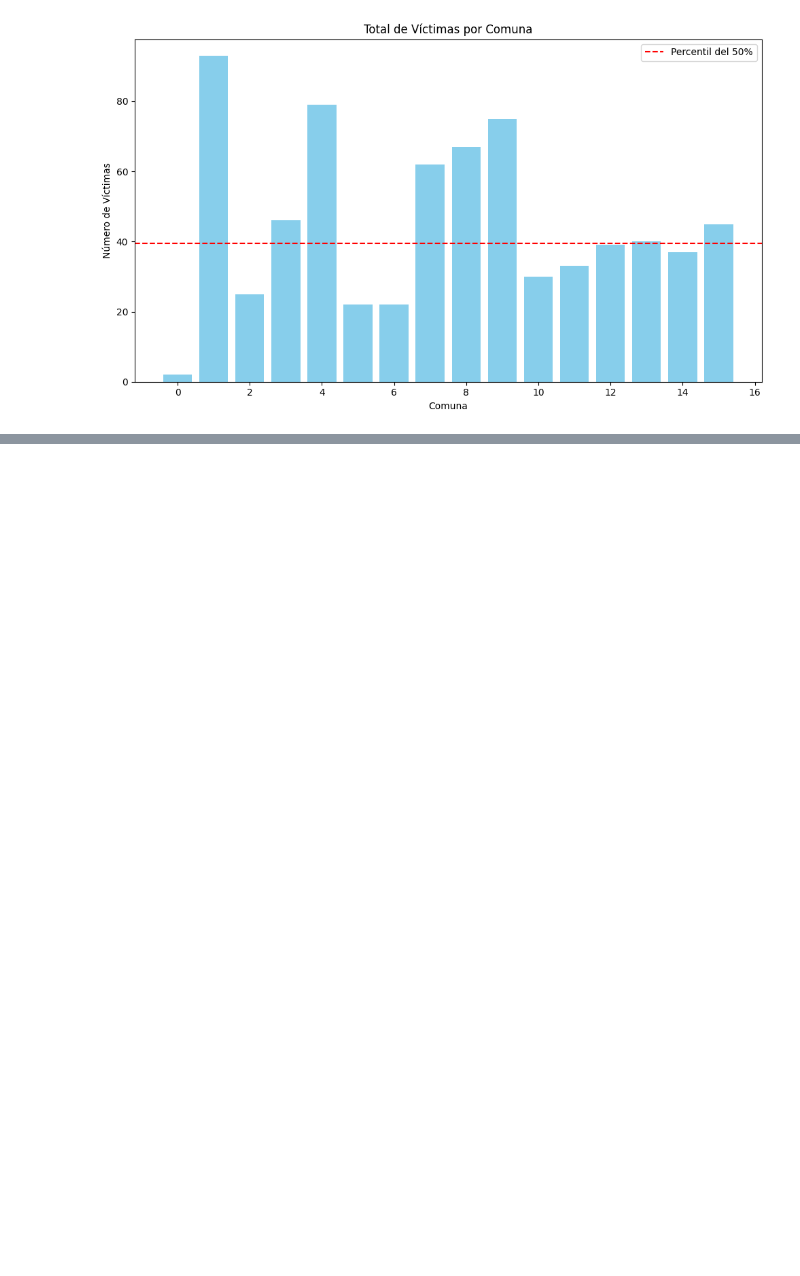
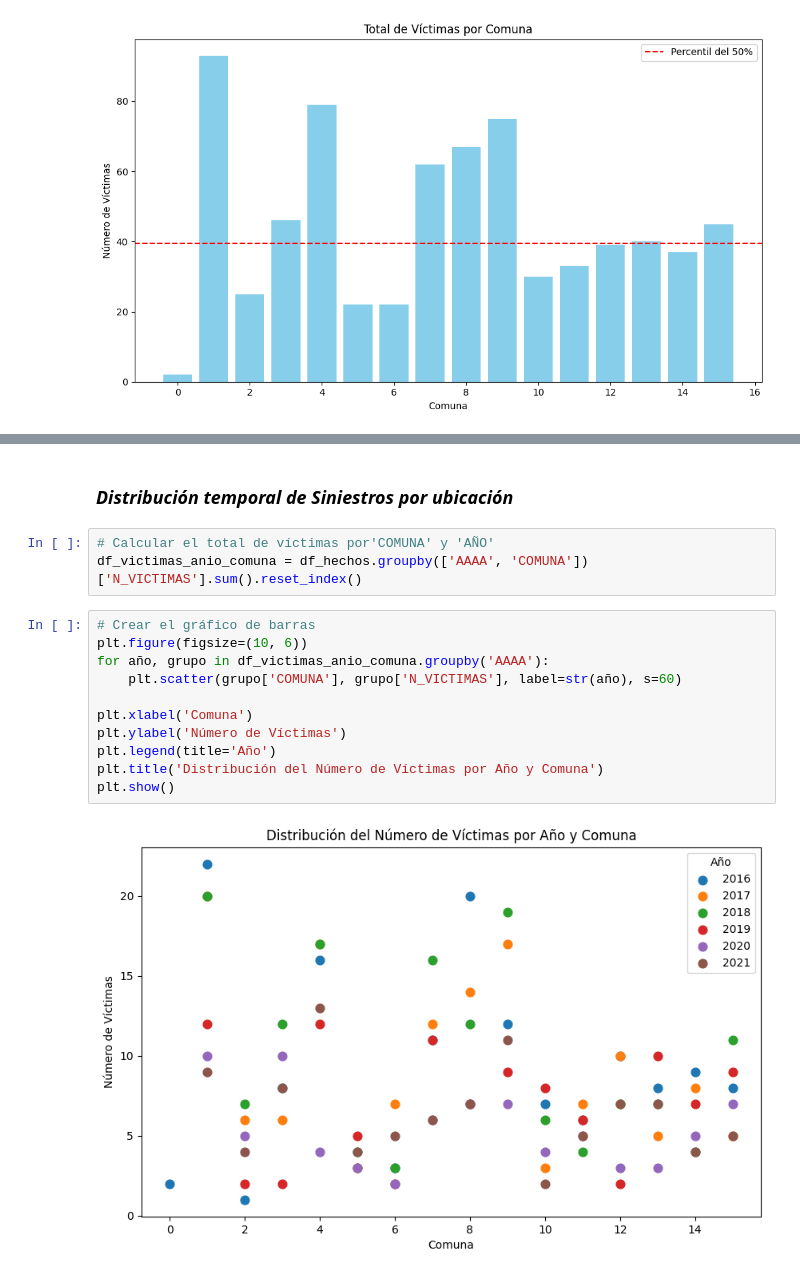
Before and after one commit to ronniefuertes/SiniestrosViales_BuenosAires_Analisis, a Jupyter notebook: eda.ipynb, the cells around one changed output, grey strips where cells are left out. Saved outputs shown, nothing was run; the diff lists cells and outputs as text; blank space fills up the shorter version.

```diff
--- a/eda.ipynb
+++ b/eda.ipynb
@@ -433,0 +493,18 @@ plt.show()
+# %% [markdown]
+### *Distribución temporal de Siniestros por ubicación*
+# %%
+# Calcular el total de víctimas por'COMUNA' y 'AÑO'
+df_victimas_anio_comuna = df_hechos.groupby(['AAAA', 'COMUNA'])['N_VICTIMAS'].sum().reset_index()
+# %%
+# Crear el gráfico de barras
+plt.figure(figsize=(10, 6))
+for año, grupo in df_victimas_anio_comuna.groupby('AAAA'):
+    plt.scatter(grupo['COMUNA'], grupo['N_VICTIMAS'], label=str(año), s=60)
+
+plt.xlabel('Comuna')
+plt.ylabel('Número de Víctimas')
+plt.legend(title='Año')
+plt.title('Distribución del Número de Víctimas por Año y Comuna')
+plt.show()
+# %% [output]
+[figure, added]
```
Also changed, not shown: parts of 89 cells of this notebook, 2 other files.
